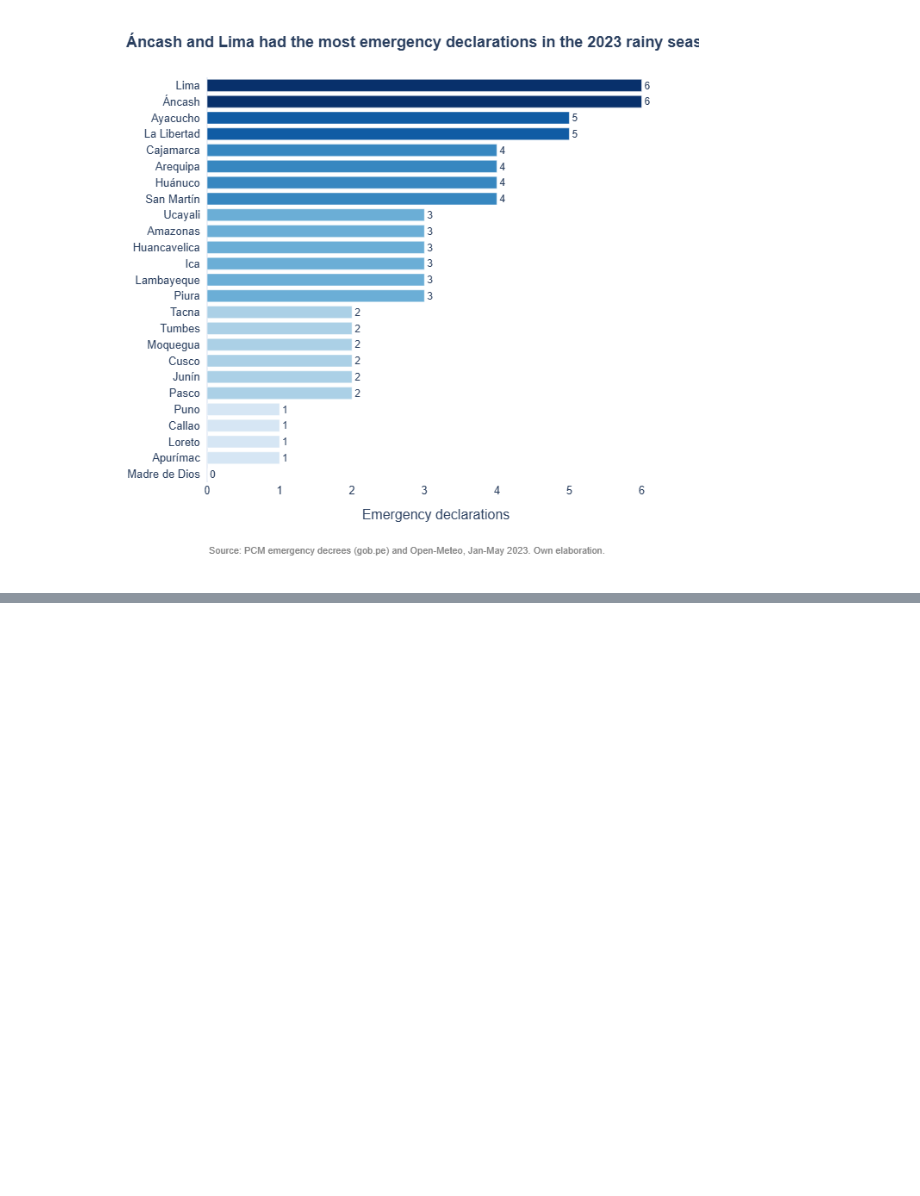
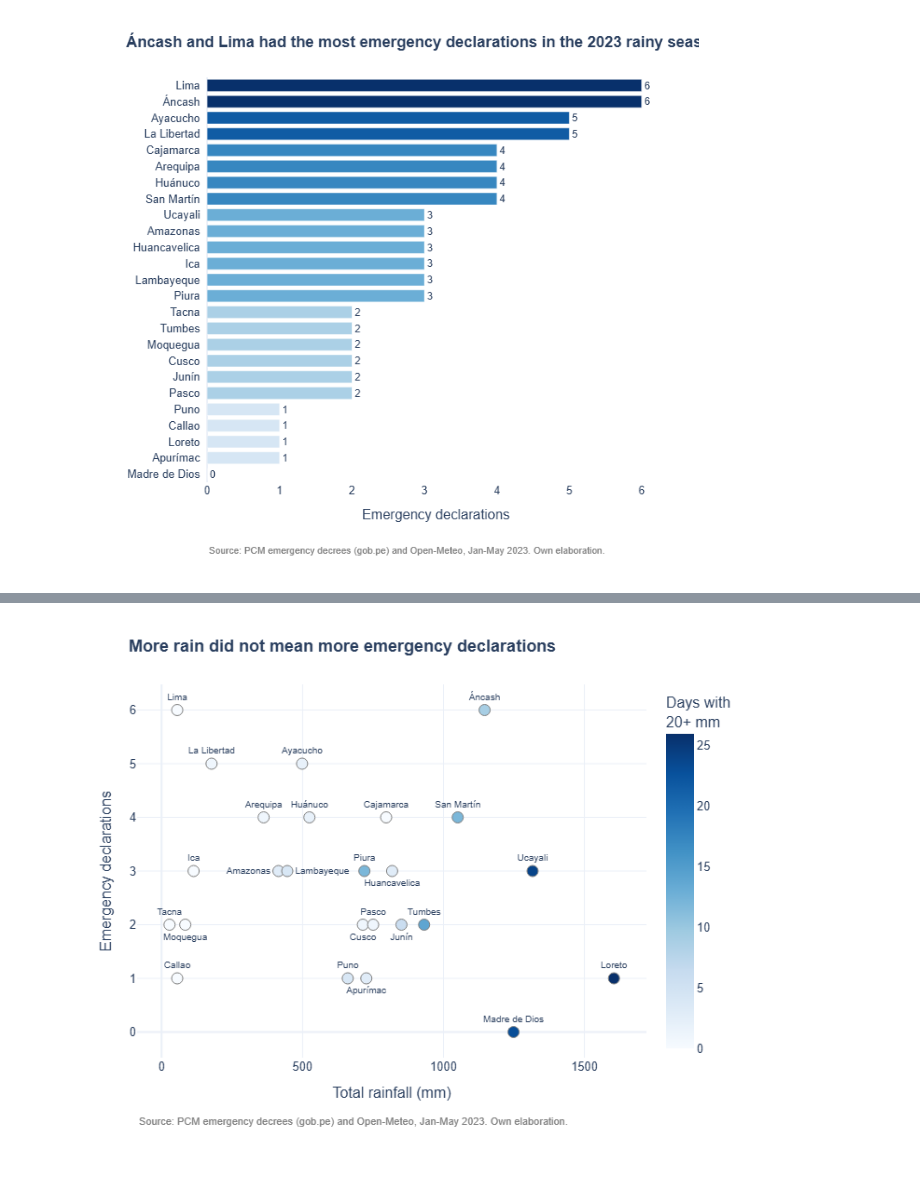
Before and after one commit to rodnm/Python-G2, a Jupyter notebook: assignment_3/01_visualizacion.ipynb, the cells around one changed output, grey strips where cells are left out. Saved outputs shown, nothing was run; the diff lists cells and outputs as text; code cells hidden in the pictures; blank space fills up the shorter version.

```diff
--- a/assignment_3/01_visualizacion.ipynb
+++ b/assignment_3/01_visualizacion.ipynb
@@ -92,0 +90,32 @@ The chart shows the number of emergency declarations received by each department
+# %%
+# Labels that overlap go below the point; the rest stay above
+abajo = ["Moquegua", "Apurímac", "Cusco", "Junín", "Huancavelica"]
+posicion = ["bottom center" if d in abajo else "top center" for d in tabla["departamento"]]
+
+# Two neighbors that need extra space
+posicion[tabla.index[tabla["departamento"] == "Amazonas"][0]] = "middle left"
+posicion[tabla.index[tabla["departamento"] == "Lambayeque"][0]] = "middle right"
+
+fig = px.scatter(tabla, x="lluvia_total_mm", y="declaratorias",
+                 hover_name="departamento", text="departamento",
+                 color="dias_lluvia_fuerte", color_continuous_scale="Blues",
+                 labels={"lluvia_total_mm": "Total rainfall (mm)",
+                         "declaratorias": "Emergency declarations",
+                         "dias_lluvia_fuerte": "Days with<br>20+ mm"},
+                 title="<b>More rain did not mean more emergency declarations</b>",
+                 height=600)
+fig.update_traces(textposition=posicion, textfont_size=10,
+                  marker=dict(size=12, line=dict(width=1, color="gray")))
+fig.update_layout(
+    template="plotly_white",
+    font=dict(family="Arial", size=13),
+    title_font_size=18,
+    margin=dict(l=10, r=40, t=70, b=130),
+    annotations=[dict(
+        text=fuente, showarrow=False, xref="paper", yref="paper",
+        x=0, y=-0.15, yanchor="top", font=dict(size=11, color="gray"),
+    )],
+)
+fig.show()
+# %% [output]
+[figure, added]
```
Also changed, not shown: parts of 6 cells of this notebook.
